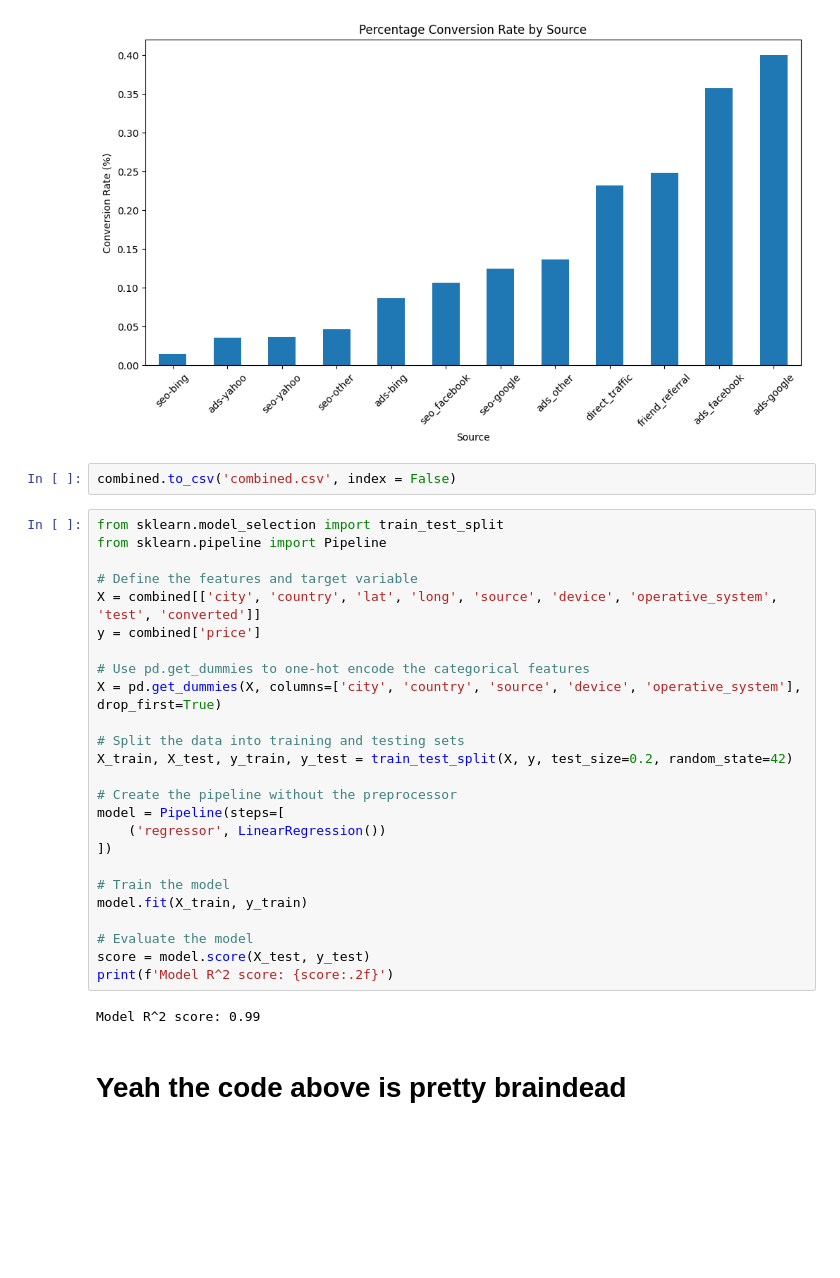
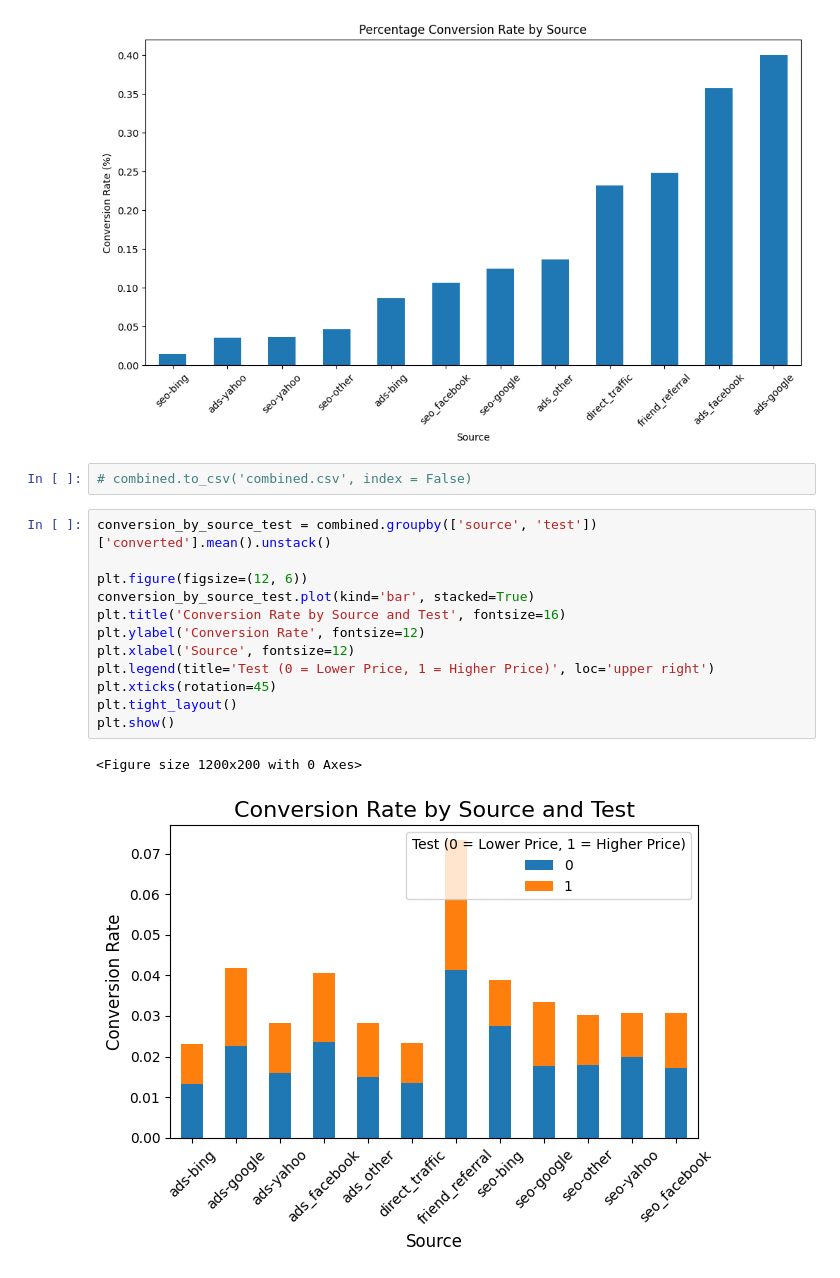
Before and after one commit to D123aniel/DATA110, a Jupyter notebook: project.ipynb, the cells around one changed output. Saved outputs shown, nothing was run; the diff lists cells and outputs as text; blank space fills up the shorter version.

Commit message:
graphs

```diff
--- a/project.ipynb
+++ b/project.ipynb
@@ -47,33 +32,19 @@ plt.show()
 # %% [output]
 [figure]
 # %%
-combined.to_csv('combined.csv', index = False)
+# combined.to_csv('combined.csv', index = False)
-# %%
-from sklearn.model_selection import train_test_split
-from sklearn.pipeline import Pipeline
-
-# Define the features and target variable
-X = combined[['city', 'country', 'lat', 'long', 'source', 'device', 'operative_system', 'test', 'converted']]
-y = combined['price']
-
-# Use pd.get_dummies to one-hot encode the categorical features
-X = pd.get_dummies(X, columns=['city', 'country', 'source', 'device', 'operative_system'], drop_first=True)
-
-# Split the data into training and testing sets
-X_train, X_test, y_train, y_test = train_test_split(X, y, test_size=0.2, random_state=42)
-
-# Create the pipeline without the preprocessor
-model = Pipeline(steps=[
-    ('regressor', LinearRegression())
-])
-
-# Train the model
-model.fit(X_train, y_train)
-
-# Evaluate the model
-score = model.score(X_test, y_test)
-print(f'Model R^2 score: {score:.2f}')
-# %% [output]
-Model R^2 score: 0.99
-# %% [markdown]
-# Yeah the code above is pretty braindead
+# %%
+conversion_by_source_test = combined.groupby(['source', 'test'])['converted'].mean().unstack()
+
+plt.figure(figsize=(12, 6))
+conversion_by_source_test.plot(kind='bar', stacked=True)
+plt.title('Conversion Rate by Source and Test', fontsize=16)
+plt.ylabel('Conversion Rate', fontsize=12)
+plt.xlabel('Source', fontsize=12)
+plt.legend(title='Test (0 = Lower Price, 1 = Higher Price)', loc='upper right')
+plt.xticks(rotation=45)
+plt.tight_layout()
+plt.show()
+# %% [output]
+<Figure size 1200x200 with 0 Axes>
+[figure, added]
```
Also changed, not shown: parts of 1 cell of this notebook.
